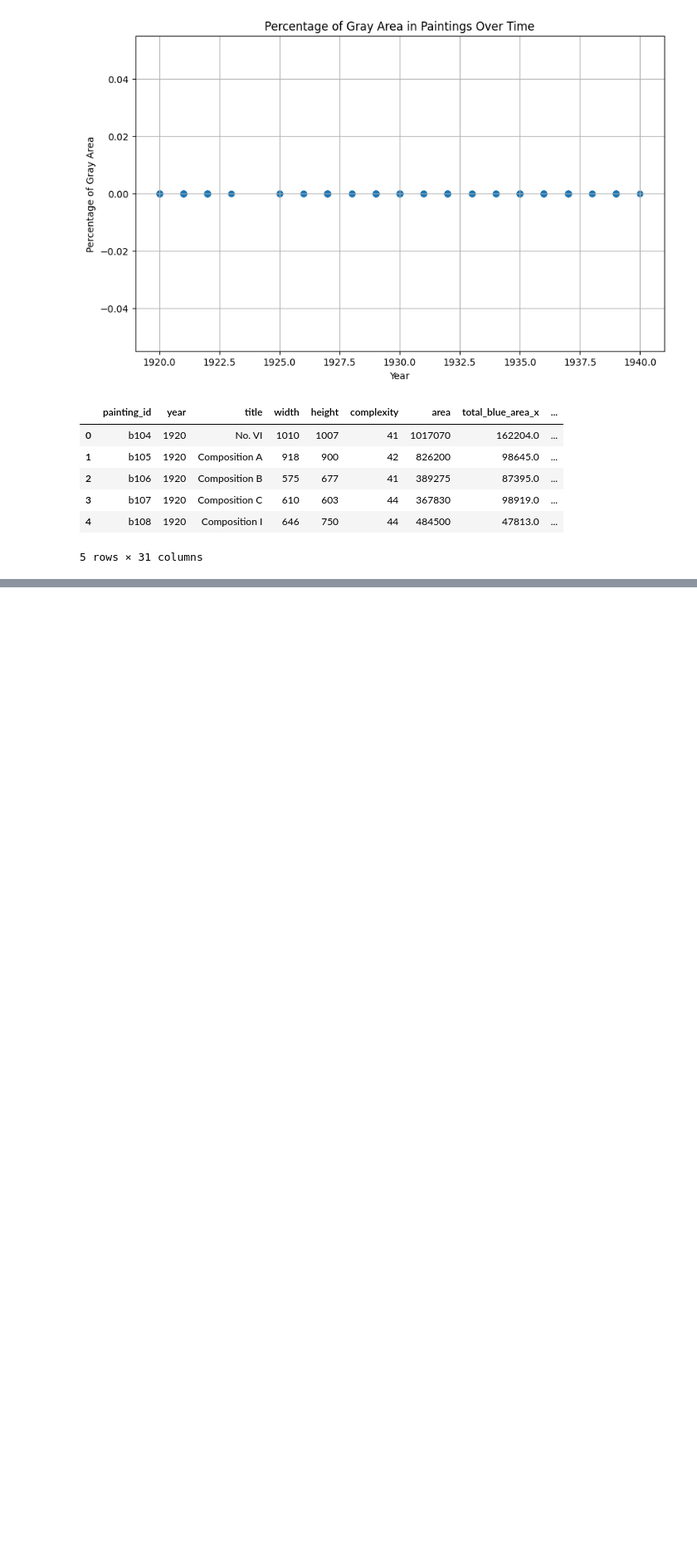
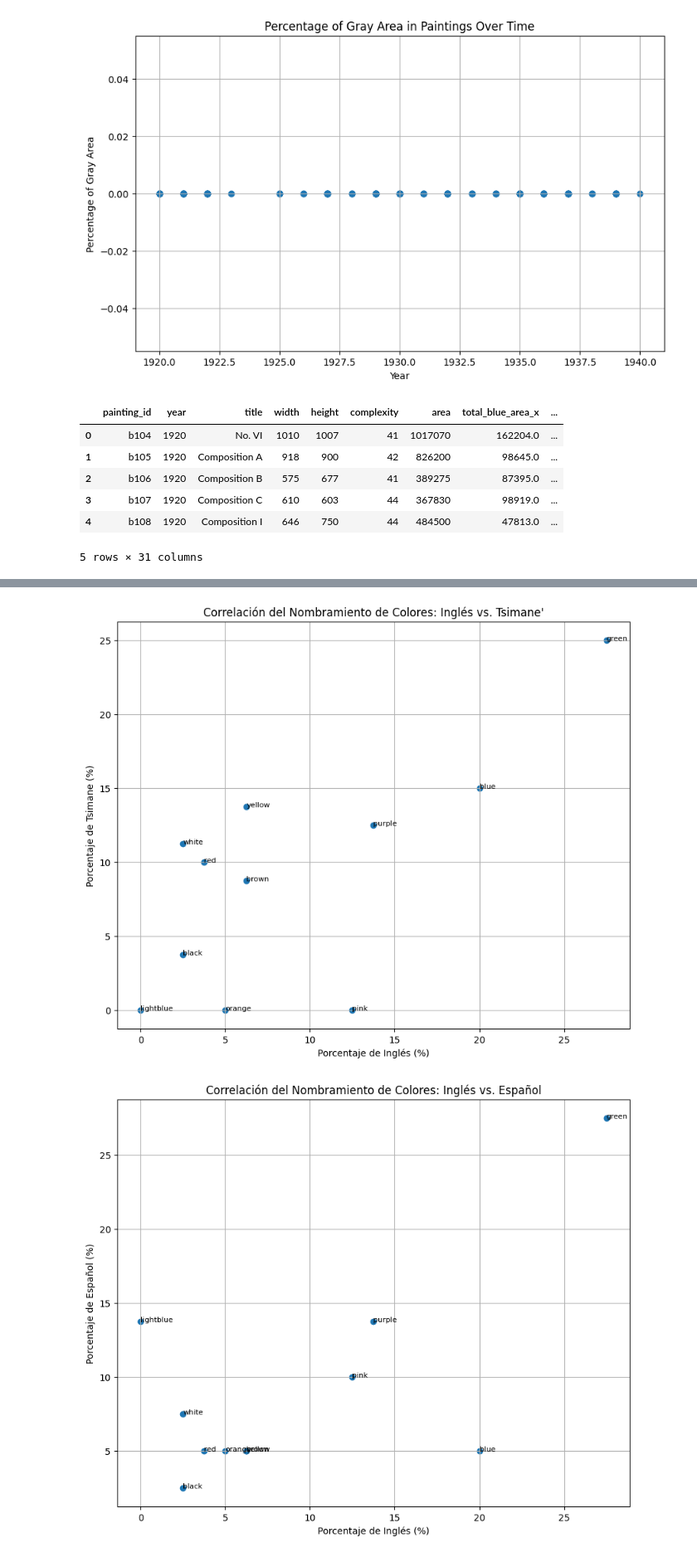
Before and after one commit to LuisAlonsoXP/Mineria_DE_Datos, a Jupyter notebook: mineria.ipynb, the cells around one changed output, grey strips where cells are left out. Shown at 83% size. Drawn from its saved outputs; the diff is of its cells as text; code cells hidden in the pictures; blank space fills up the shorter version.

```diff
--- a/mineria.ipynb
+++ b/mineria.ipynb
@@ -2047,0 +2235,12 @@ painting_info.head()
+# %%
+english_df = results['english_color'].rename(columns={'Percentage': 'English_Percentage'})
+spanish_df = results['spanish_color'].rename(columns={'Percentage': 'Spanish_Percentage'})
+tsimane_df = results['tsimane_color'].rename(columns={'Percentage': 'Tsimane_Percentage'})
+
+merged_percentages = pd.merge(english_df, spanish_df, on='Color', how='outer')
+merged_percentages = pd.merge(merged_percentages, tsimane_df, on='Color', how='outer')
+
+merged_percentages = merged_percentages.fillna(0)
+
+print("DataFrame de Porcentajes Fusionados:")
+display(merged_percentages.head())
@@ -2047,0 +2255,33 @@ painting_info.head()
+# %%
+plt.figure(figsize=(10, 8))
+plt.scatter(merged_percentages['English_Percentage'], merged_percentages['Tsimane_Percentage'])
+for i, txt in enumerate(merged_percentages['Color']):
+    plt.annotate(txt, (merged_percentages['English_Percentage'][i], merged_percentages['Tsimane_Percentage'][i]), fontsize=8)
+plt.xlabel('Porcentaje de Inglés (%)')
+plt.ylabel('Porcentaje de Tsimane (%)')
+plt.title("Correlación del Nombramiento de Colores: Inglés vs. Tsimane'")
+plt.grid(True)
+plt.show()
+
+plt.figure(figsize=(10, 8))
+plt.scatter(merged_percentages['English_Percentage'], merged_percentages['Spanish_Percentage'])
+for i, txt in enumerate(merged_percentages['Color']):
+    plt.annotate(txt, (merged_percentages['English_Percentage'][i], merged_percentages['Spanish_Percentage'][i]), fontsize=8)
+plt.xlabel('Porcentaje de Inglés (%)')
+plt.ylabel('Porcentaje de Español (%)')
+plt.title("Correlación del Nombramiento de Colores: Inglés vs. Español")
+plt.grid(True)
+plt.show()
+
+plt.figure(figsize=(10, 8))
+plt.scatter(merged_percentages['Spanish_Percentage'], merged_percentages['Tsimane_Percentage'])
+for i, txt in enumerate(merged_percentages['Color']):
+    plt.annotate(txt, (merged_percentages['Spanish_Percentage'][i], merged_percentages['Tsimane_Percentage'][i]), fontsize=8)
+plt.xlabel('Porcentaje de Español (%)')
+plt.ylabel('Porcentaje de Tsimane (%)')
+plt.title("Correlación del Nombramiento de Colores: Español vs. Tsimane'")
+plt.grid(True)
+plt.show()
+# %% [output]
+[figure, added]
+[figure, added]
```
Also changed, not shown: parts of 18 cells of this notebook.
